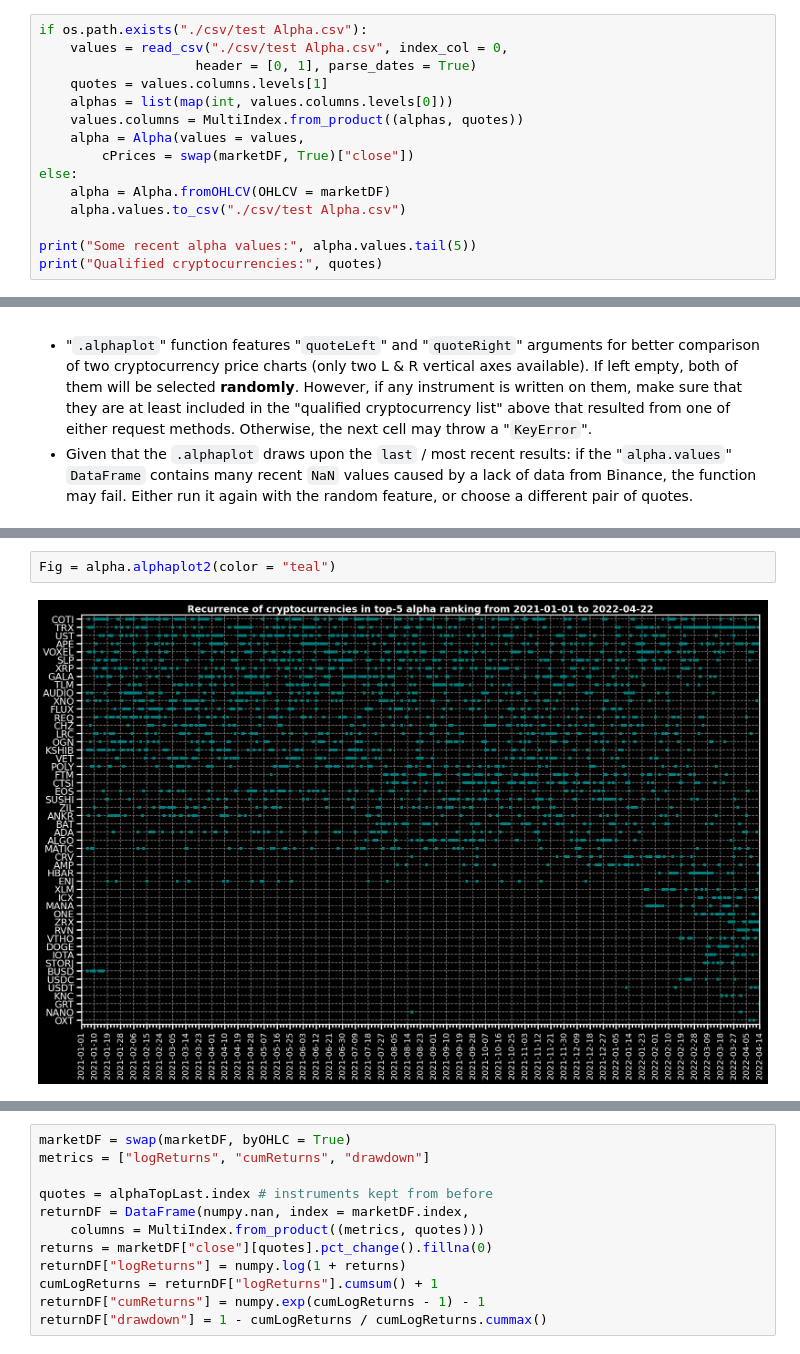
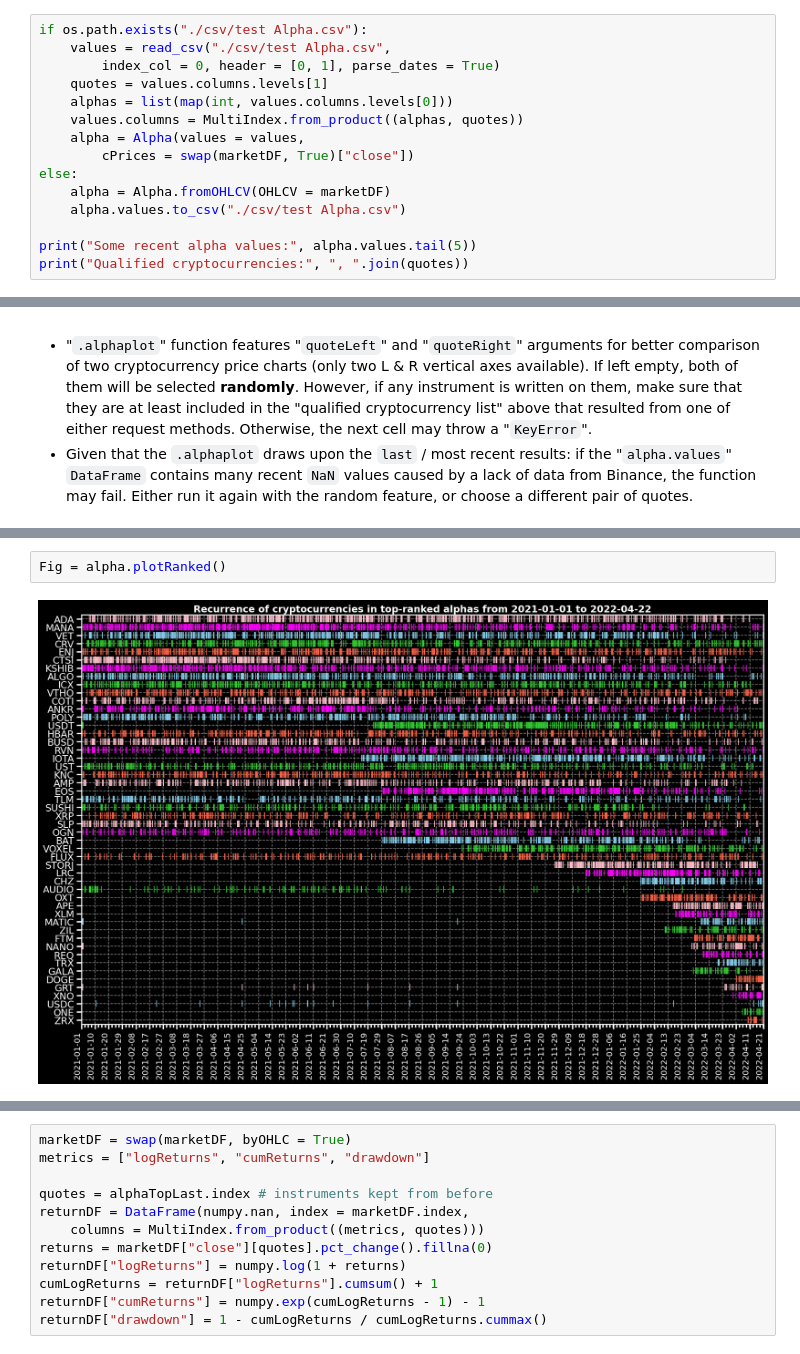
Before and after one commit to gsolaril/topCMC, a Jupyter notebook: Main report.ipynb, the cells around one changed output, grey strips where cells are left out. Cells and saved outputs as stored; diff of their text form.

Commit message:
Polished the alpha ranking method. Simplified it and arrived to the same result. Also refactored the alpha-plot to the Alpha class

```diff
--- a/Main report.ipynb
+++ b/Main report.ipynb
@@ -127,8 +125,8 @@ This was done to provide scalability, in case further alphas are added, as long
 > **Note**: *using default "1H" data since Jan 2021, should take around 2 minutes for "`alpha_1`", and 4 minutes for the whole task.*
 # %%
 if os.path.exists("./csv/test Alpha.csv"):
-    values = read_csv("./csv/test Alpha.csv", index_col = 0,
-                    header = [0, 1], parse_dates = True)
+    values = read_csv("./csv/test Alpha.csv",
+        index_col = 0, header = [0, 1], parse_dates = True)
     quotes = values.columns.levels[1]
     alphas = list(map(int, values.columns.levels[0]))
     values.columns = MultiIndex.from_product((alphas, quotes))
@@ -139,5 +137,5 @@ else:
     alpha.values.to_csv("./csv/test Alpha.csv")
 
 print("Some recent alpha values:", alpha.values.tail(5))
-print("Qualified cryptocurrencies:", quotes)
+print("Qualified cryptocurrencies:", ", ".join(quotes))
 # %% [output]
@@ -266,5 +253,5 @@ The "`.alphaplot2`" function shall return the chart according to what's being he
 # %%
-Fig = alpha.alphaplot2(color = "teal")
+Fig = alpha.plotRanked()
 # %% [output]
-[figure, old version]
+[figure, new version]
 # %% [markdown]
```
Also changed, not shown: parts of 15 cells of this notebook, 6 other files.
